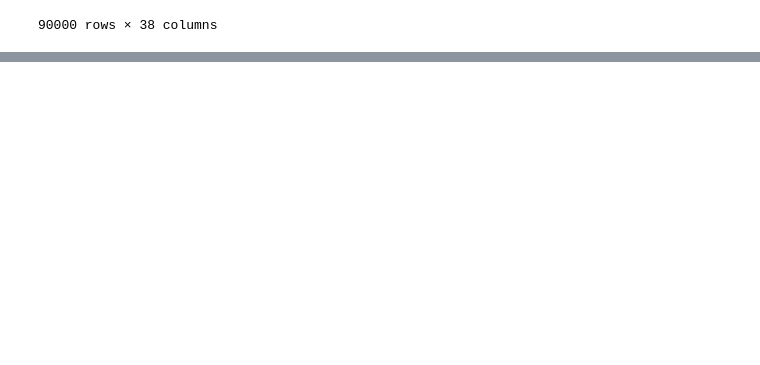
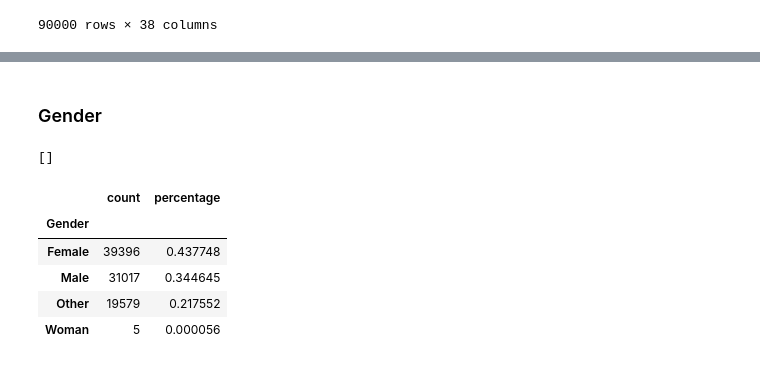
Before and after one commit to sarahlawlis/ISYS-58403-project, a Jupyter notebook: eda/sarah_eda.ipynb, the cells around one changed output, grey strips where cells are left out. Drawn from its saved outputs; the diff is of its cells as text; code cells hidden in the pictures; blank space fills up the shorter version.

```diff
--- a/eda/sarah_eda.ipynb
+++ b/eda/sarah_eda.ipynb
@@ -21,0 +219,17 @@ data
+# %% [markdown]
+### Gender
+# %%
+print([value for value in data['Gender'].isna() if value == 'True'])
+# %% [output]
+[]
+# %%
+counts = data['Gender'].value_counts()
+percs = data['Gender'].value_counts(normalize=True)
+pd.concat([counts, percs], axis=1, keys=['count', 'percentage'])
+# %% [output]
+|  | count | percentage |
+| Gender |  |  |
+| Female | 39396 | 0.437748 |
+| Male | 31017 | 0.344645 |
+| Other | 19579 | 0.217552 |
+| Woman | 5 | 0.000056 |
```
Also changed, not shown: parts of 35 cells of this notebook.
